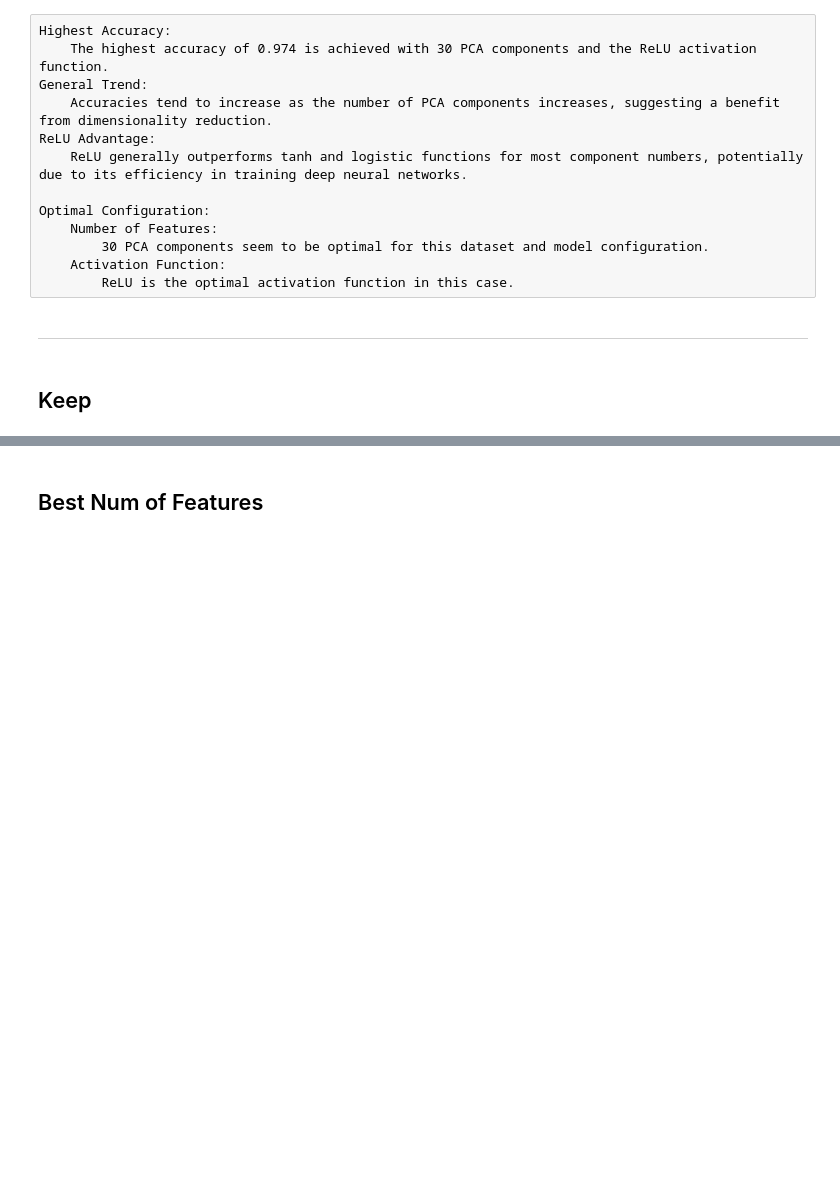
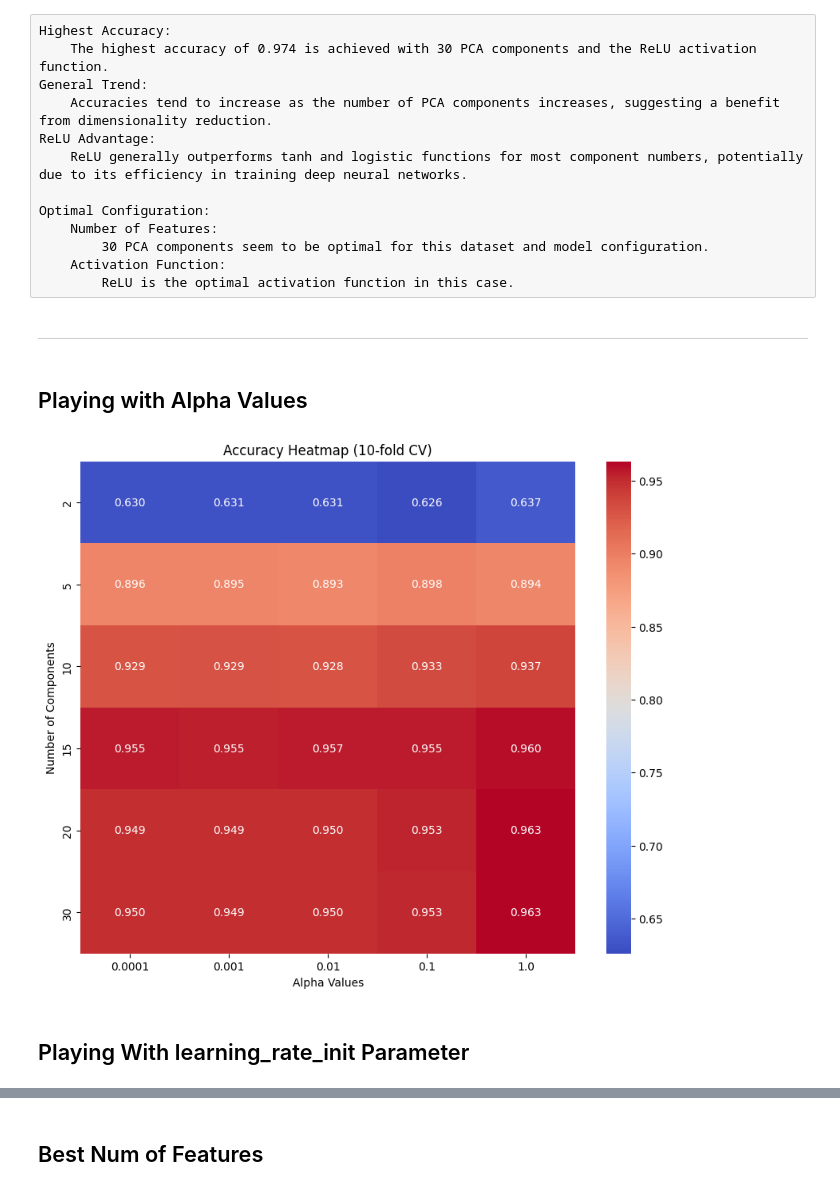
Before and after one commit to lior199707/ML_Classification, a Jupyter notebook: Project/Lior.ipynb, the cells around one changed output, grey strips where cells are left out. Cells and saved outputs as stored; diff of their text form; code cells hidden in the pictures; blank space fills up the shorter version.

Commit message:
Finished training classifier with different features values

```diff
--- a/Project/Lior.ipynb
+++ b/Project/Lior.ipynb
@@ -152,7 +152,7 @@ for n_components, hidden_layer_size in grid:
     pca = PCA(n_components=n_components)
     X_fe = pca.fit_transform(X_fs)
 
-    mlp_clf = MLPClassifier(hidden_layer_sizes=hidden_layer_size, activation='relu', max_iter=1000, random_state=42)
+    mlp_clf = MLPClassifier(hidden_layer_sizes=hidden_layer_size, activation='relu', max_iter=1000, random_state=42, alpha=0.0001, learning_rate_init=0.001, early_stopping=False)
     scores = cross_val_score(mlp_clf, X_fe, y, cv=10)
     accuracy = scores.mean()
     accuracies.append((n_components, hidden_layer_size, accuracy))
@@ -199,7 +199,7 @@ for n_components, activation in grid:
     pca = PCA(n_components=n_components)
     X_fe = pca.fit_transform(X_fs)
 
-    mlp_clf = MLPClassifier(hidden_layer_sizes=(100,), activation=activation, max_iter=1000, random_state=42)
+    mlp_clf = MLPClassifier(hidden_layer_sizes=(100,), activation=activation, max_iter=1000, random_state=42, alpha=0.0001, learning_rate_init=0.001, early_stopping=False)
     scores = cross_val_score(mlp_clf, X_fe, y, cv=10)
     accuracy = scores.mean()
     accuracies.append((n_components, activation, accuracy))
@@ -237,4 +237,42 @@ Optimal Configuration:
 # %% [markdown]
 ______________________________________________________________________________________________________________________________________________________________________________________________________________________________________
 # %% [markdown]
-## Keep
+## Playing with Alpha Values
+# %%
+# Define the list of alpha values to check
+alpha_values = [0.0001, 0.001, 0.01, 0.1, 1]
+# %%
+# Prepare a grid of n_components and alpha combinations
+grid = []
+for n_components in num_components_list:
+    for alpha_value in alpha_values:
+        grid.append((n_components, alpha_value))
+
+# Compute accuracy for each combination using 10-fold cross-validation
+accuracies = []
+for n_components, alpha_value in grid:
+    pca = PCA(n_components=n_components)
+    X_fe = pca.fit_transform(X_fs)
+
+    mlp_clf = MLPClassifier(hidden_layer_sizes=(100,), activation='relu', max_iter=1000, random_state=42, alpha=alpha_value, learning_rate_init=0.001, early_stopping=False)
+    scores = cross_val_score(mlp_clf, X_fe, y, cv=10)
+    accuracy = scores.mean()
+    accuracies.append((n_components, alpha_value, accuracy))
+
+# Convert accuracies to DataFrame
+df = pd.DataFrame(accuracies, columns=['n_components', 'alpha', 'accuracy'])
+
+# Create a pivot table
+pivot_table = df.pivot('n_components', 'alpha', 'accuracy')
+
+# Plot the heatmap
+plt.figure(figsize=(10, 8))
+sns.heatmap(pivot_table, annot=True, cmap='coolwarm', fmt=".3f")
+plt.title('Accuracy Heatmap (10-fold CV)')
+plt.xlabel('Alpha Values')
+plt.ylabel('Number of Components')
+plt.show()
+# %% [output]
+[figure, added]
+# %% [markdown]
+## Playing With learning_rate_init Parameter
```
Also changed, not shown: parts of 5 cells of this notebook.
